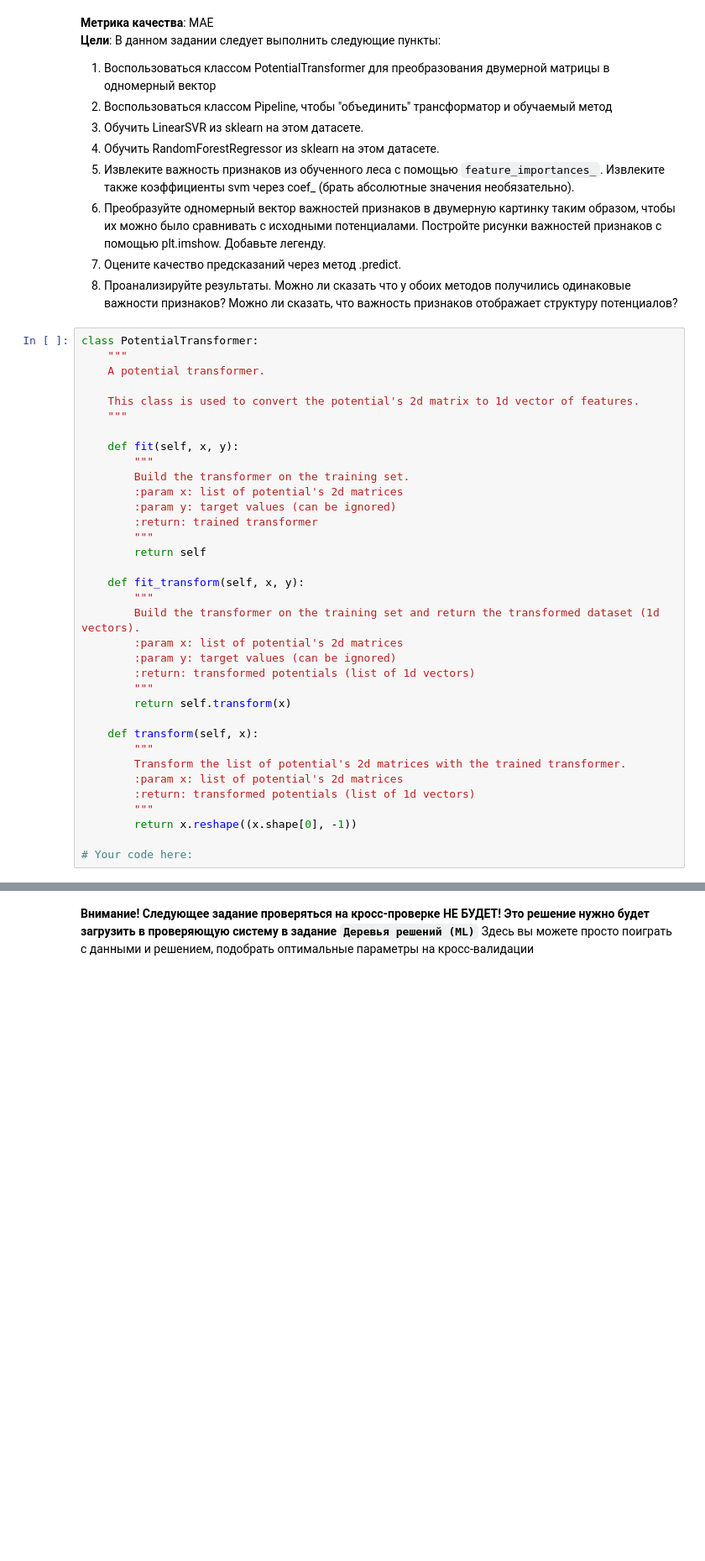
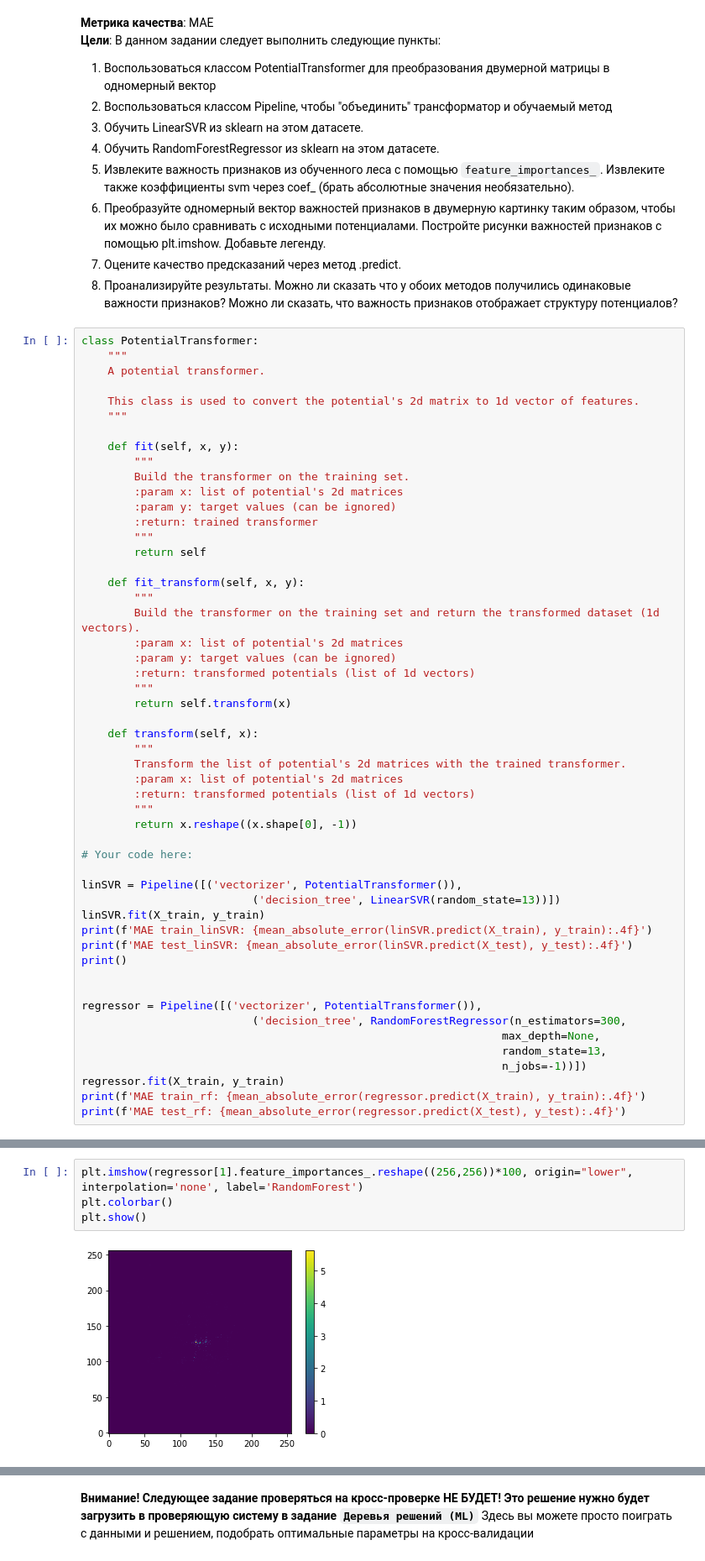
Before and after one commit to AlexCergeev/Machine-learning-methods-MSU, a Jupyter notebook: Hw6/Деревья решений (ноутбук)/homework.ipynb, the cells around one changed output, grey strips where cells are left out. Shown: that part at 84% size. Cells and saved outputs as stored; diff of their text form; blank space fills up the shorter version.

```diff
--- a/Hw6/Деревья решений (ноутбук)/homework.ipynb
+++ b/Hw6/Деревья решений (ноутбук)/homework.ipynb
@@ -421,3 +411,20 @@ class PotentialTransformer:
         return x.reshape((x.shape[0], -1))
 
 # Your code here:
+
+linSVR = Pipeline([('vectorizer', PotentialTransformer()),
+                          ('decision_tree', LinearSVR(random_state=13))])
+linSVR.fit(X_train, y_train)
+print(f'MAE train_linSVR: {mean_absolute_error(linSVR.predict(X_train), y_train):.4f}')
+print(f'MAE test_linSVR: {mean_absolute_error(linSVR.predict(X_test), y_test):.4f}')
+print()
+
+
+regressor = Pipeline([('vectorizer', PotentialTransformer()),
+                          ('decision_tree', RandomForestRegressor(n_estimators=300,
+                                                                max_depth=None,
+                                                                random_state=13,
+                                                                n_jobs=-1))])
+regressor.fit(X_train, y_train)
+print(f'MAE train_rf: {mean_absolute_error(regressor.predict(X_train), y_train):.4f}')
+print(f'MAE test_rf: {mean_absolute_error(regressor.predict(X_test), y_test):.4f}')
@@ -425,0 +437,6 @@ class PotentialTransformer:
+# %%
+plt.imshow(regressor[1].feature_importances_.reshape((256,256))*100, origin="lower", interpolation='none', label='RandomForest')
+plt.colorbar()
+plt.show()
+# %% [output]
+[figure, added]
```
Also changed, not shown: parts of 18 cells of this notebook, 1 other file.
